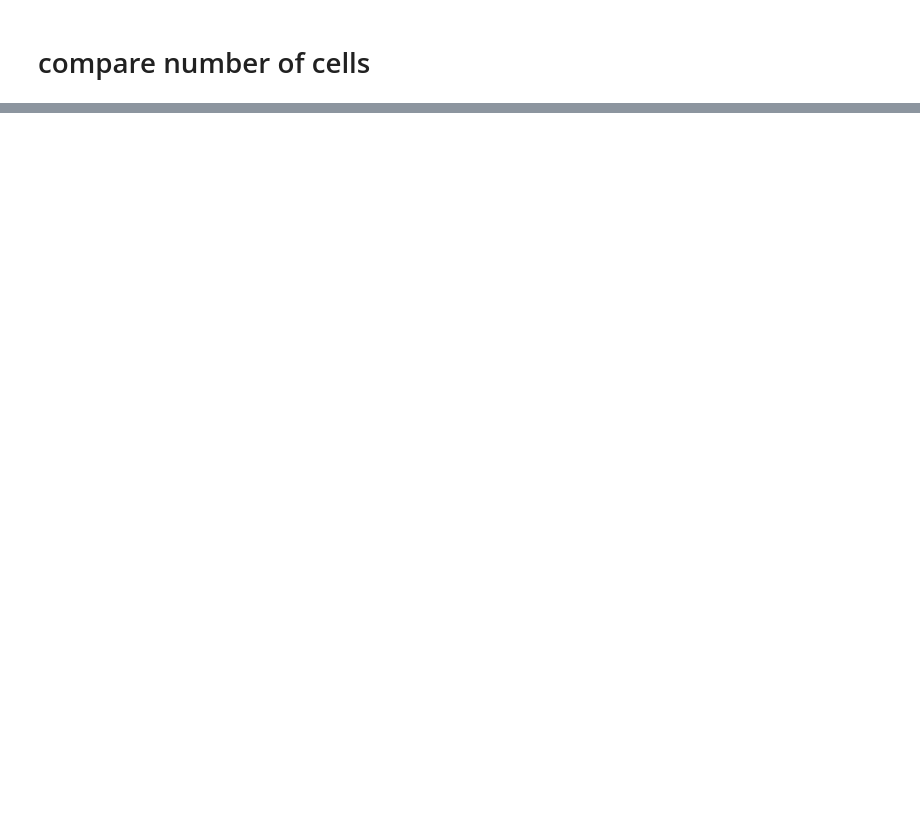
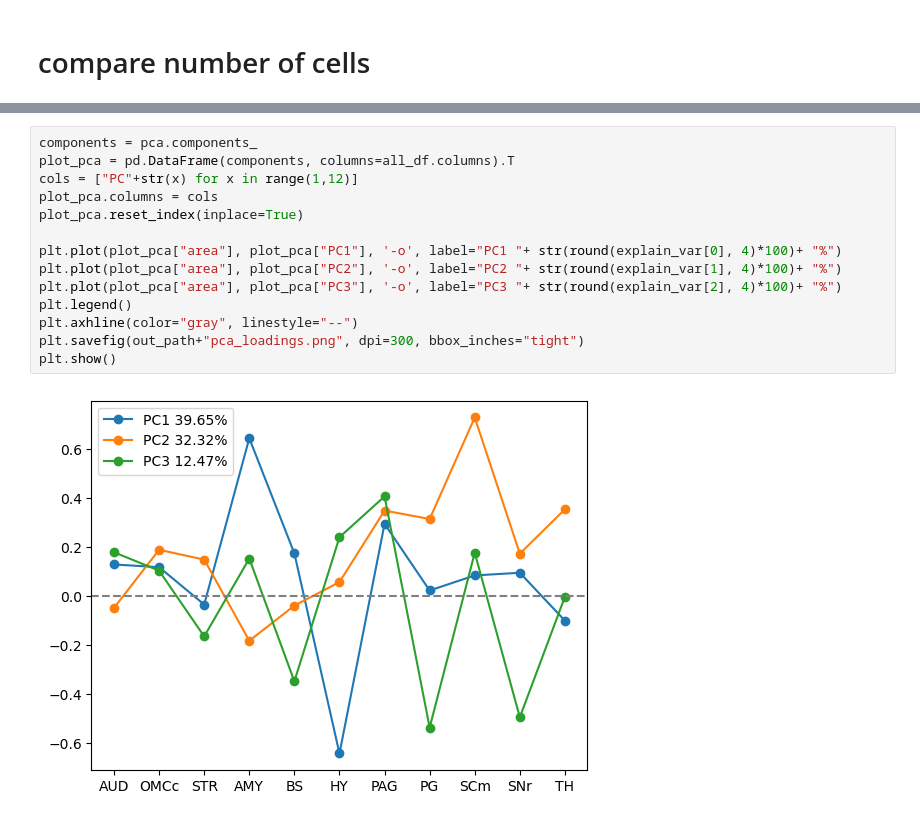
Before and after one commit to eisko/MAPseq_analysis, a Jupyter notebook: version4_fig2_OMC.ipynb, the cells around one changed output, grey strips where cells are left out. Drawn from its saved outputs; the diff is of its cells as text; blank space fills up the shorter version.

```diff
--- a/version4_fig2_OMC.ipynb
+++ b/version4_fig2_OMC.ipynb
@@ -571,0 +505,16 @@ plt.show()
+# %%
+components = pca.components_
+plot_pca = pd.DataFrame(components, columns=all_df.columns).T
+cols = ["PC"+str(x) for x in range(1,12)]
+plot_pca.columns = cols
+plot_pca.reset_index(inplace=True)
+
+plt.plot(plot_pca["area"], plot_pca["PC1"], '-o', label="PC1 "+ str(round(explain_var[0], 4)*100)+ "%")
+plt.plot(plot_pca["area"], plot_pca["PC2"], '-o', label="PC2 "+ str(round(explain_var[1], 4)*100)+ "%")
+plt.plot(plot_pca["area"], plot_pca["PC3"], '-o', label="PC3 "+ str(round(explain_var[2], 4)*100)+ "%")
+plt.legend()
+plt.axhline(color="gray", linestyle="--")
+plt.savefig(out_path+"pca_loadings.png", dpi=300, bbox_inches="tight")
+plt.show()
+# %% [output]
+[figure, added]
```
Also changed, not shown: parts of 23 cells of this notebook, 4 other files.
